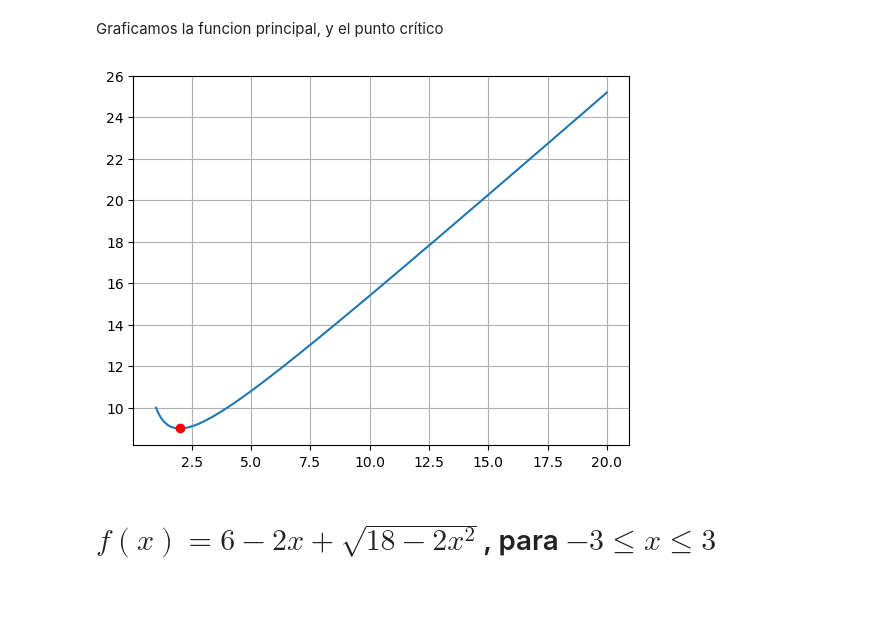
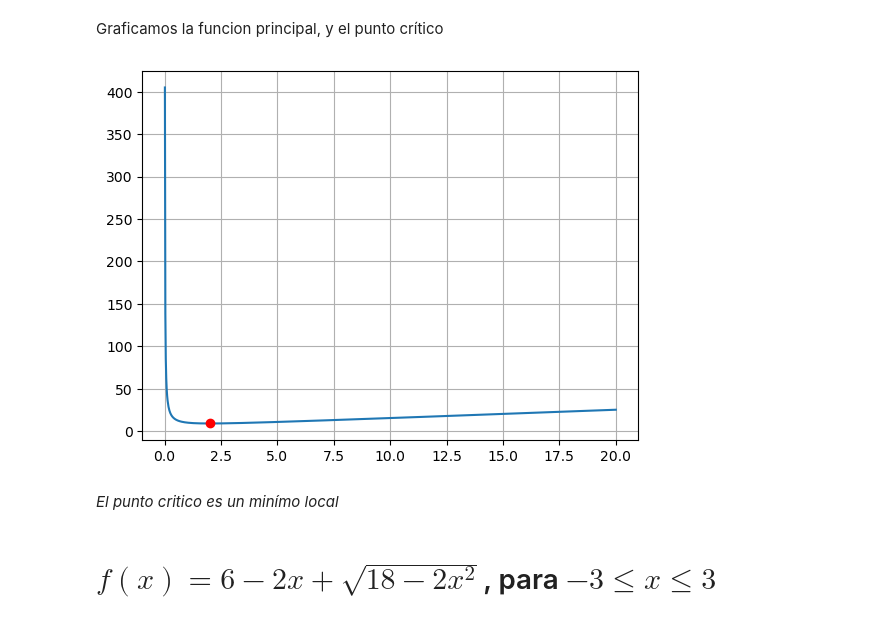
Before and after one commit to KevAyala/SimulacionMatematica, a Jupyter notebook: A02 - Sympy.ipynb, the cells around one changed output. Saved outputs shown, nothing was run; the diff lists cells and outputs as text; code cells hidden in the pictures; blank space fills up the shorter version.

```diff
--- a/A02 - Sympy.ipynb
+++ b/A02 - Sympy.ipynb
@@ -91,15 +100,17 @@ En este caso tomaremos el "2", ya que en la condicion dada con la función se no
 # %% [markdown]
 Graficamos la funcion principal, y el punto crítico
 # %%
-xn = np.linspace(1, 20, 1000)
+xn = np.linspace(0.01, 20, 1000)
 yn = f(xn)
 
 plt.figure()
 plt.plot(xn, yn)
 plt.plot(pc[1], f(pc[1]), "or")
 plt.grid()
 # %% [output]
-[figure, old version]
+[figure, new version]
+# %% [markdown]
+*El punto critico es un minímo local*
 # %% [markdown]
 # $f(x)=6-2x+\sqrt{18-2x^2}$, para $-3\leq x\leq 3$
 # %% [markdown]
```
Also changed, not shown: parts of 70 cells of this notebook.
